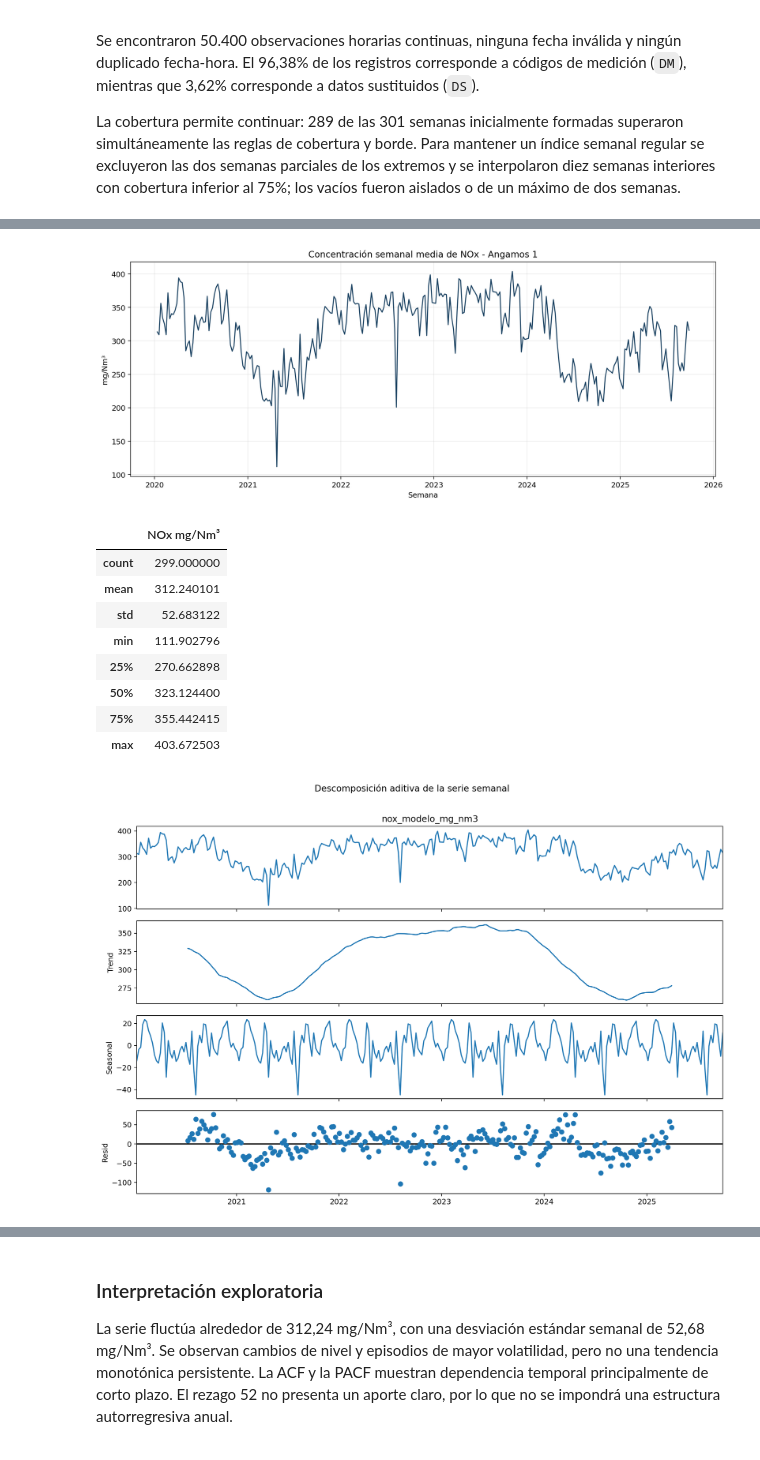
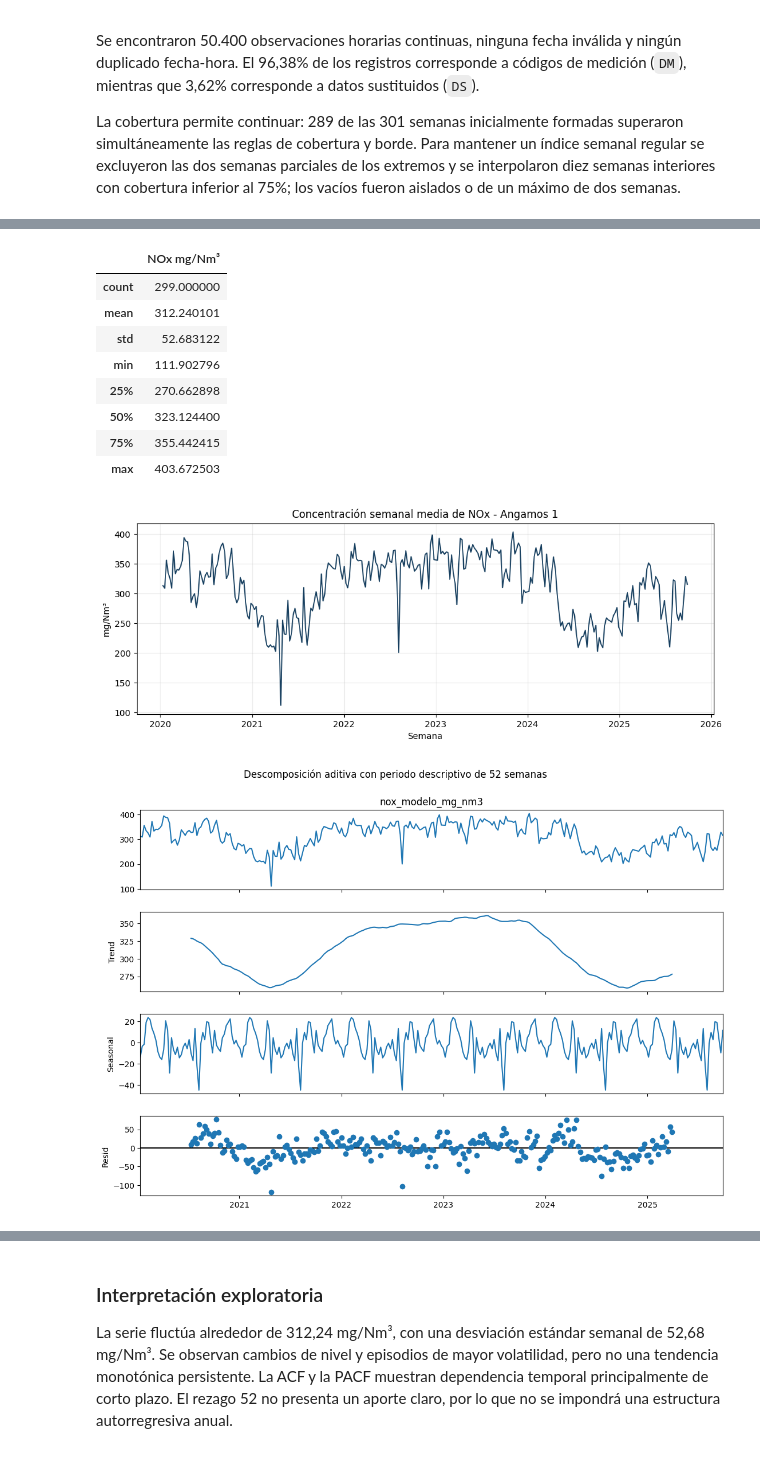
Before and after one commit to glopezr10/proyecto_series_tiempo, a Jupyter notebook: prototipo_entrega/Trabajo_Final_Series_Tiempo.ipynb, the cells around one changed output, grey strips where cells are left out. Saved outputs shown, nothing was run; the diff lists cells and outputs as text; code cells hidden in the pictures.

```diff
--- a/prototipo_entrega/Trabajo_Final_Series_Tiempo.ipynb
+++ b/prototipo_entrega/Trabajo_Final_Series_Tiempo.ipynb
@@ -61,3 +69,13 @@ Para una revisión rápida puede omitirse, porque los resultados ya fueron expor
 # %%
-# Descomentar para reconstruir la base desde los CSV originales.
-# %run ../ejecutar_auditoria.py
+horaria = pd.read_csv(
+    DATA / "angamos1_nox_horaria_filtrada.csv",
+    parse_dates=["fecha"]
+)
+
+assert horaria["fecha"].notna().all()
+assert not horaria["fecha"].duplicated().any()
+assert horaria["fecha"].is_monotonic_increasing
+
+print(f"Registros horarios: {len(horaria):,}")
+print(f"Periodo: {horaria['fecha'].min()} a {horaria['fecha'].max()}")
+display(horaria.head())
@@ -140,19 +197,38 @@ Se revisan nivel, variabilidad, posibles cambios estructurales, estacionalidad a
 
 > **Advertencia de interpretación:** los valores corresponden a concentración de NOx en los gases de chimenea de la unidad Angamos 1, corregida por oxígeno y expresada en base seca. No representan la concentración de NOx en el aire ambiente ni la exposición de la población de Mejillones.
 # %%
-display(Image(filename=str(FIGURES / "01_serie_historica.png")))
-display(semanal["nox_modelo_mg_nm3"].describe().to_frame("NOx mg/Nm³"))
-display(Image(filename=str(FIGURES / "02_descomposicion.png")))
-display(Image(filename=str(FIGURES / "03_acf_pacf.png")))
+serie = semanal["nox_modelo_mg_nm3"].astype(float)
+display(serie.describe().to_frame("NOx mg/Nm³"))
+
+fig, ax = plt.subplots(figsize=(12, 4))
+ax.plot(serie, color="#173f5f", linewidth=1.3)
+ax.set(title="Concentración semanal media de NOx - Angamos 1",
+       xlabel="Semana", ylabel="mg/Nm³")
+ax.grid(alpha=0.25)
+plt.show()
+
+descomposicion = seasonal_decompose(serie, model="additive", period=52)
+fig = descomposicion.plot()
+fig.set_size_inches(12, 8)
+fig.suptitle("Descomposición aditiva con periodo descriptivo de 52 semanas", y=1.01)
+plt.show()
+
+fig, axes = plt.subplots(2, 1, figsize=(12, 8))
+plot_acf(serie, lags=104, ax=axes[0])
+plot_pacf(serie, lags=52, ax=axes[1], method="ywm")
+axes[0].set_title("ACF de la serie semanal")
+axes[1].set_title("PACF de la serie semanal")
+plt.tight_layout()
+plt.show()
 # %% [output]
+|  | NOx mg/Nm³ |
+| count | 299.000000 |
+| mean | 312.240101 |
+| std | 52.683122 |
+| min | 111.902796 |
+| 25% | 270.662898 |
+| 50% | 323.124400 |
+| 75% | 355.442415 |
+| max | 403.672503 |
-[figure, old version]
+[figure, new version]
-|  | NOx mg/Nm³ |
-| count | 299.000000 |
-| mean | 312.240101 |
-| std | 52.683122 |
-| min | 111.902796 |
-| 25% | 270.662898 |
-| 50% | 323.124400 |
-| 75% | 355.442415 |
-| max | 403.672503 |
-[figure, old version]
+[figure, new version]
```
Also changed, not shown: parts of 19 cells of this notebook, 7 other files.
